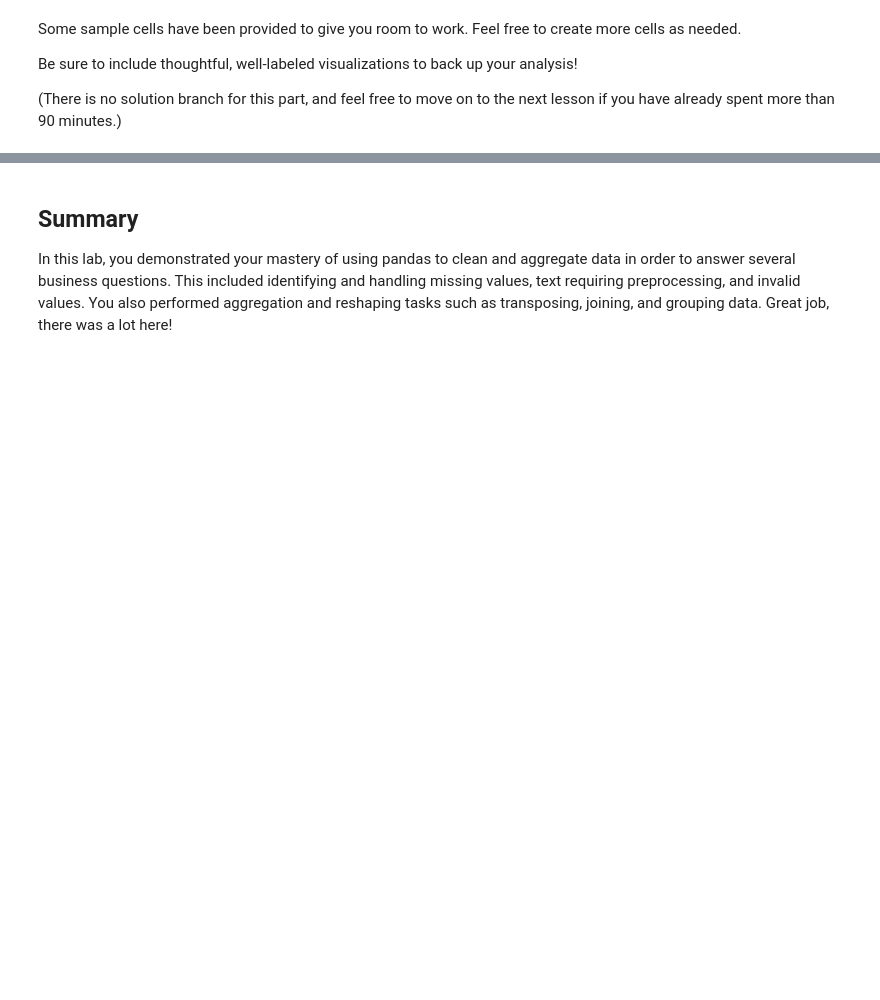
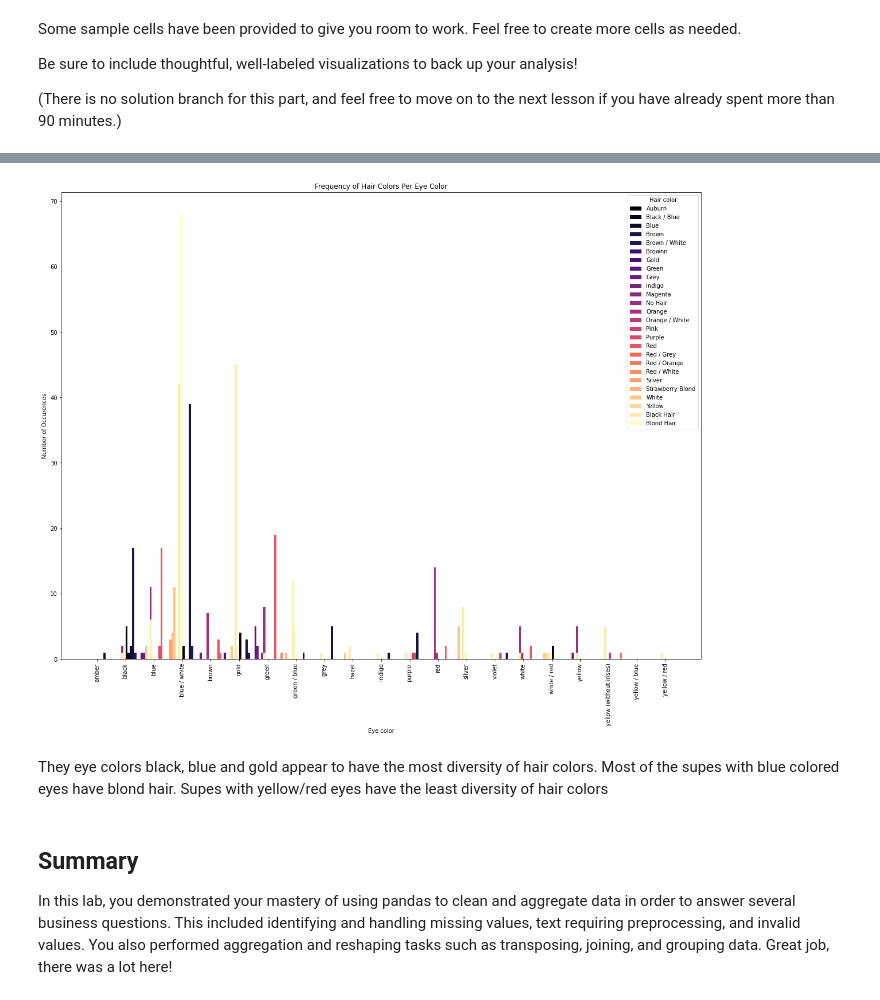
Before and after one commit to Logan-BCM/dsc-pandas-data-cleaning-lab, a Jupyter notebook: index.ipynb, the cells around one changed output, grey strips where cells are left out. Drawn from its saved outputs; the diff is of its cells as text; code cells hidden in the pictures; blank space fills up the shorter version.

```diff
--- a/index.ipynb
+++ b/index.ipynb
@@ -800,0 +904,3 @@ Be sure to include thoughtful, well-labeled visualizations to back up your analy
+# %%
+level_up.drop("-", axis=1, inplace=True) # I dropped the column "-" since it also did not make any sense
+level_up.columns
@@ -800,0 +919,6 @@ Be sure to include thoughtful, well-labeled visualizations to back up your analy
+# %%
+level_up["Black Hair"] = level_up["black"] + level_up["Black"]
+# %%
+level_up["Blond Hair"] = level_up["blond"] + level_up["Blond"]
+# %%
+level_up.drop(["Black", "black", "Blond", "blond"], axis = 1, inplace=True) #drop the redudant columns
@@ -801,3 +936,12 @@ Be sure to include thoughtful, well-labeled visualizations to back up your analy
+# %%
+ax = level_up.plot(kind="bar", width = 2 ,figsize=(20,15), colormap="magma")
+ax.set_title("Frequency of Hair Colors Per Eye Color")
+ax.set_ylabel("Number of Occurences");
+# %% [output]
+[figure, added]
+# %% [markdown]
+They eye colors black, blue and gold appear to have the most diversity of hair colors. Most of the supes with blue colored eyes have blond hair.
+Supes with yellow/red eyes have the least diversity of hair colors
 # %% [markdown]
 ## Summary
 
```
Also changed, not shown: parts of 16 cells of this notebook.
